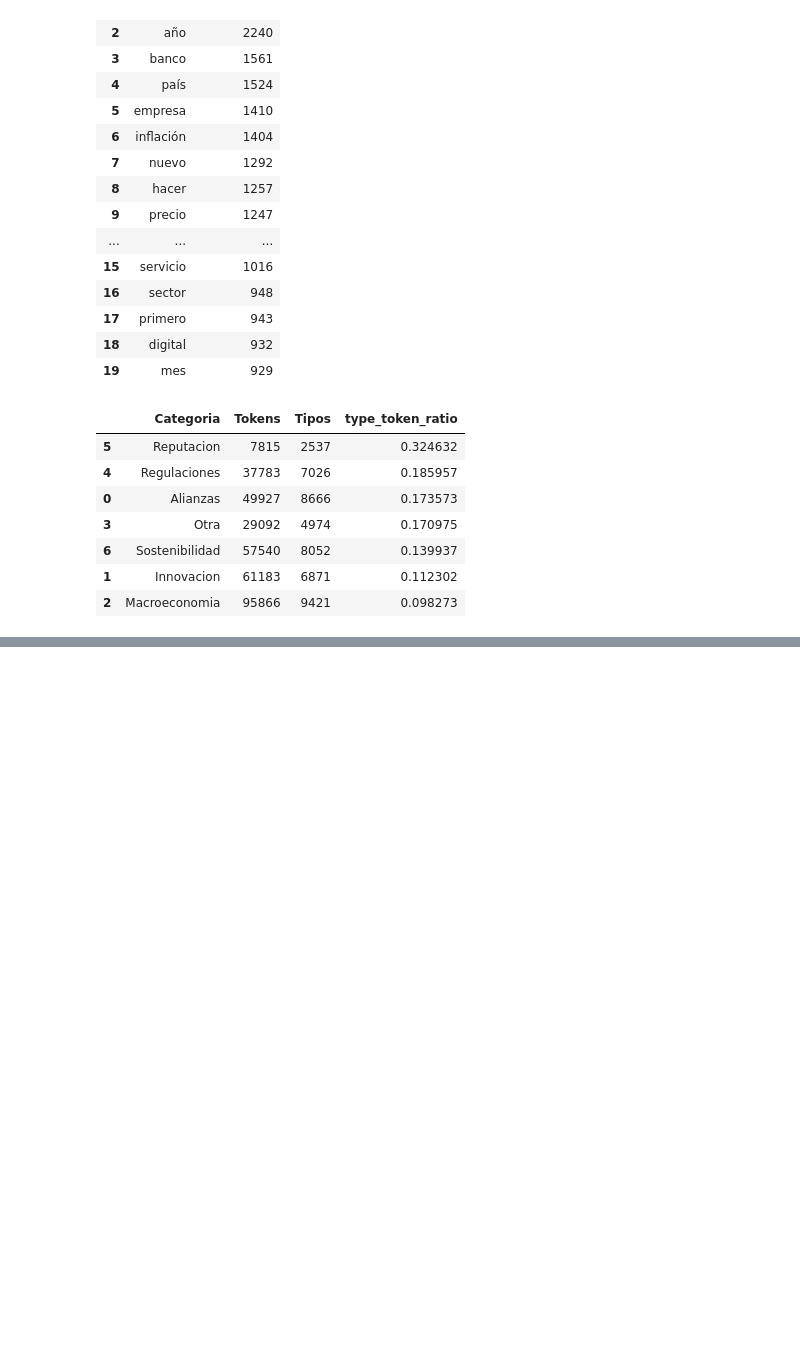
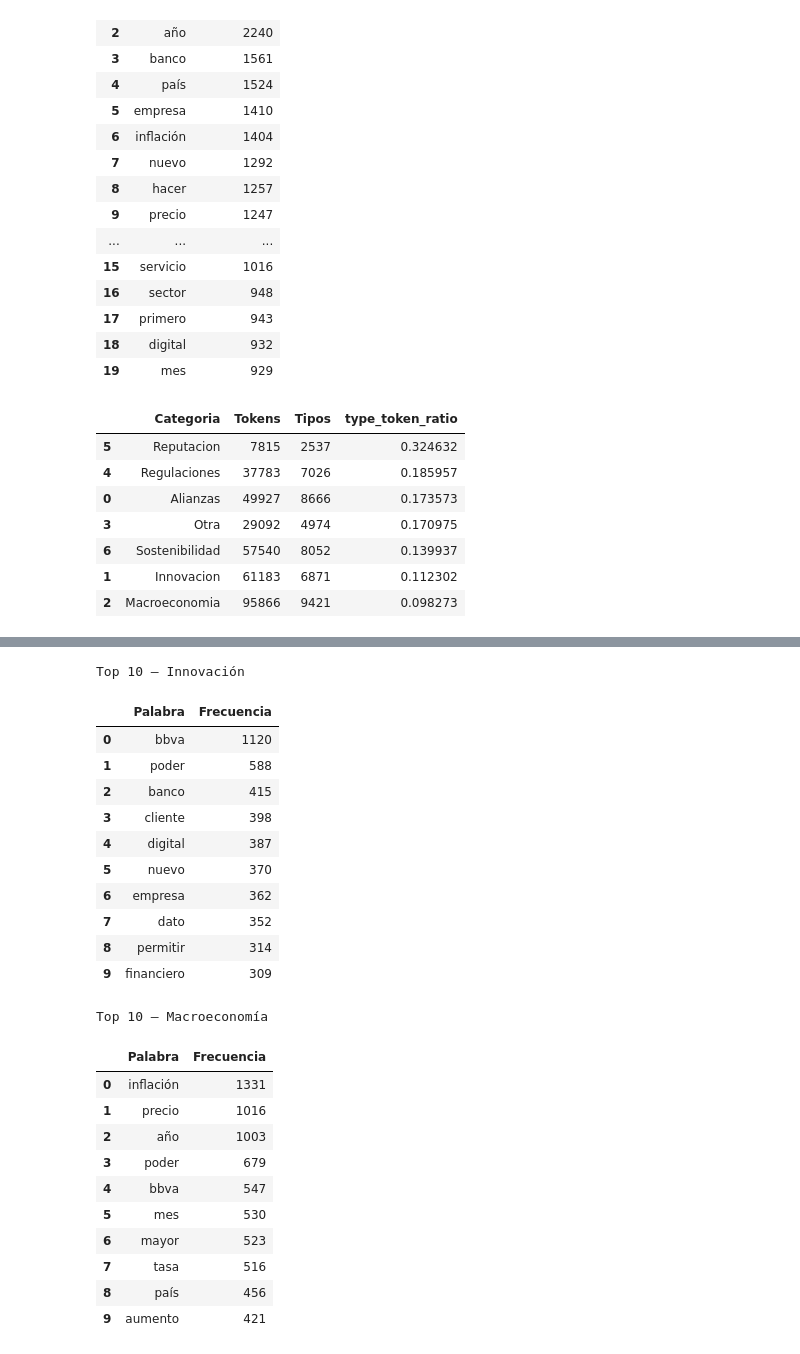
Before and after one commit to Cynthiss/NLP, a Jupyter notebook: Lab_1.ipynb, the cells around one changed output, grey strips where cells are left out. Cells and saved outputs as stored; diff of their text form; code cells hidden in the pictures; blank space fills up the shorter version.

```diff
--- a/Lab_1.ipynb
+++ b/Lab_1.ipynb
@@ -255,0 +309,49 @@ category_richness
+# %%
+# Comparación por categoría
+
+def top_words_by_category(category, n=10):
+    # Obtener todos los tokens de la categoría seleccionada
+    tokens_cat = flatten(df.loc[df["Type"] == category, "tokens"])
+
+    # Contar las palabras más frecuentes
+    return pd.DataFrame(
+        Counter(tokens_cat).most_common(n),
+        columns=["Palabra", "Frecuencia"]
+    )
+
+# Top 10 de Innovación
+innovacion_top10 = top_words_by_category("Innovacion", 10)
+
+# Top 10 de Macroeconomía
+macroeconomia_top10 = top_words_by_category("Macroeconomia", 10)
+
+print("Top 10 — Innovación")
+display(innovacion_top10)
+
+print("Top 10 — Macroeconomía")
+display(macroeconomia_top10)
+# %% [output]
+Top 10 — Innovación
+|  | Palabra | Frecuencia |
+| 0 | bbva | 1120 |
+| 1 | poder | 588 |
+| 2 | banco | 415 |
+| 3 | cliente | 398 |
+| 4 | digital | 387 |
+| 5 | nuevo | 370 |
+| 6 | empresa | 362 |
+| 7 | dato | 352 |
+| 8 | permitir | 314 |
+| 9 | financiero | 309 |
+Top 10 — Macroeconomía
+|  | Palabra | Frecuencia |
+| 0 | inflación | 1331 |
+| 1 | precio | 1016 |
+| 2 | año | 1003 |
+| 3 | poder | 679 |
+| 4 | bbva | 547 |
+| 5 | mes | 530 |
+| 6 | mayor | 523 |
+| 7 | tasa | 516 |
+| 8 | país | 456 |
+| 9 | aumento | 421 |
```
Also changed, not shown: parts of 4 cells of this notebook.
